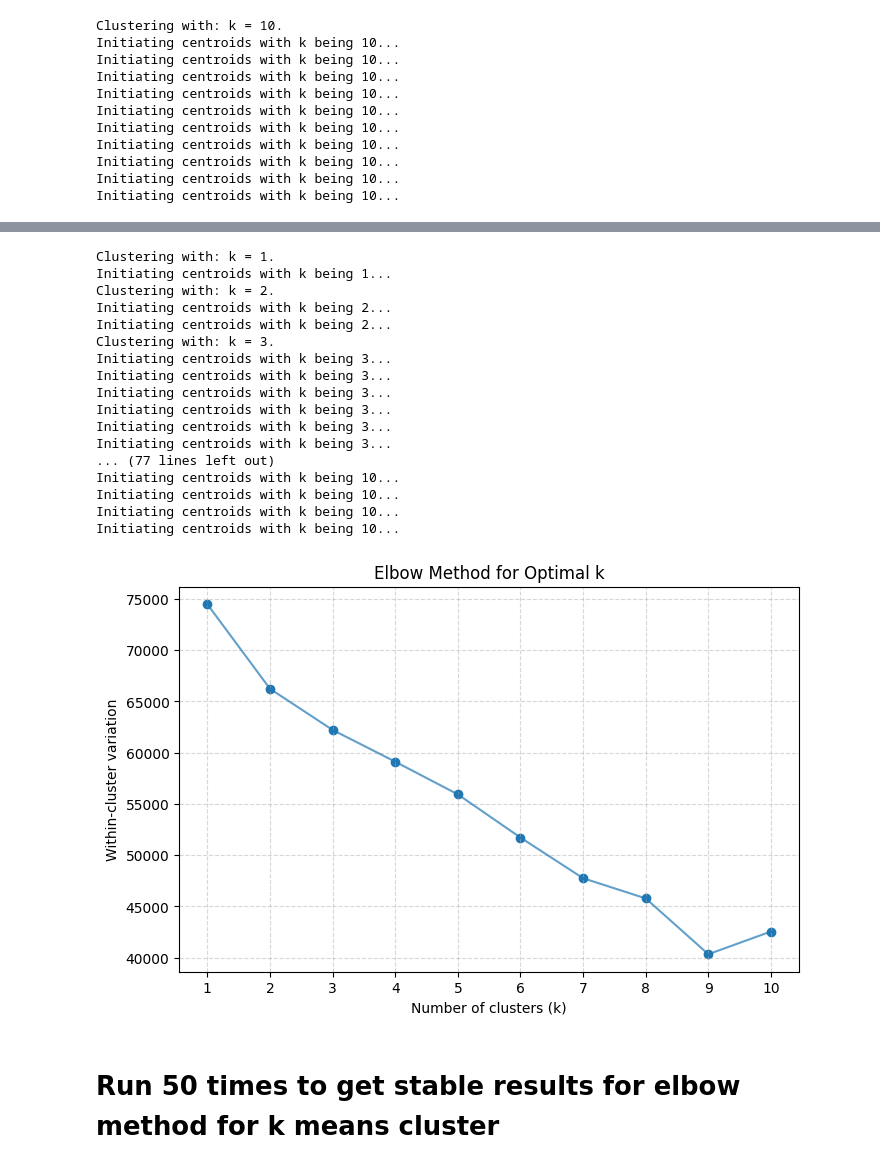
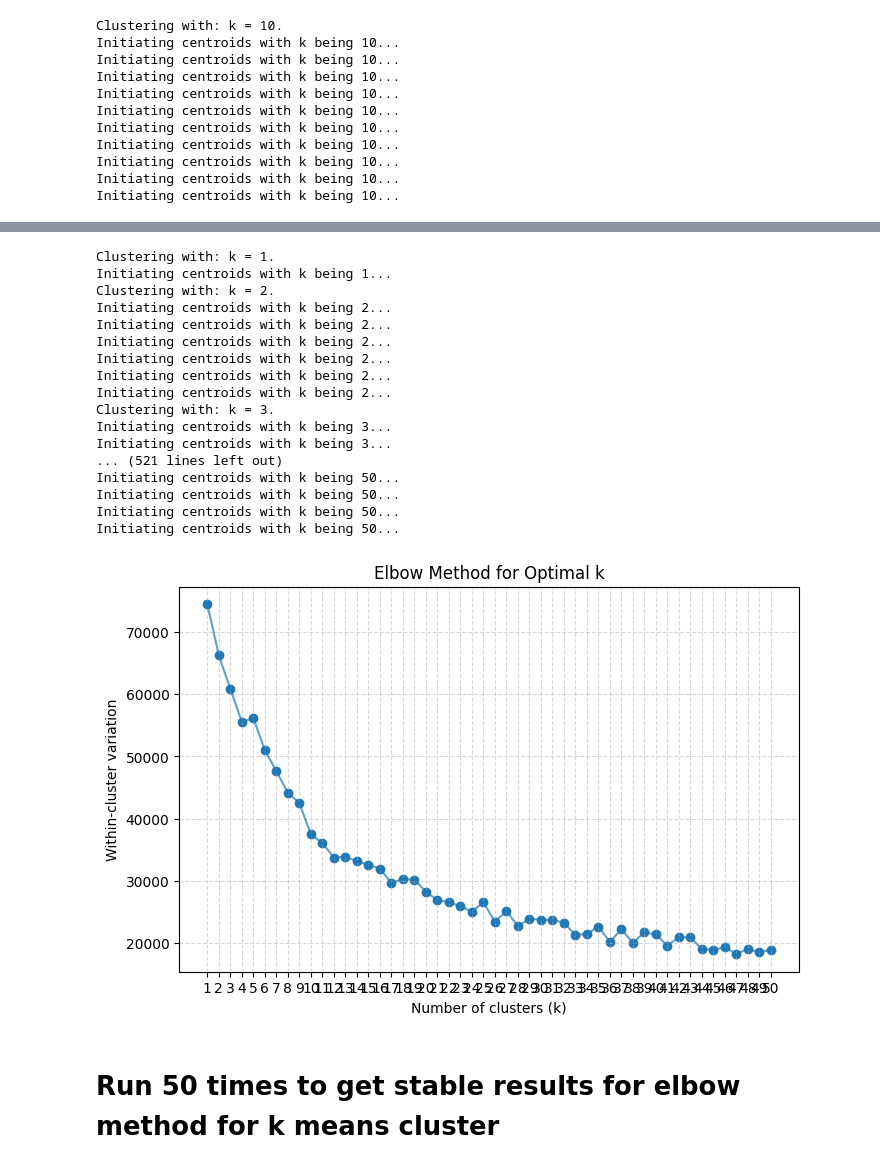
Before and after one commit to wsxrfv9090/Quantitative-Investment-Algorithms, a Jupyter notebook: Clustering Analysis.ipynb, the cells around one changed output, grey strips where cells are left out. Drawn from its saved outputs; the diff is of its cells as text; code cells hidden in the pictures.

```diff
--- a/Clustering Analysis.ipynb
+++ b/Clustering Analysis.ipynb
@@ -92,24 +88,24 @@ torch.Size([5321, 14]) torch.Size([5321]) torch.Size([10, 14]) 37773.89106578499
 # %%
-variations = kmc.k_means_assessment(X_gpu, 10)
+variations = kmc.k_means_assessment(X_gpu, 50)
 # %% [output]
 Clustering with: k = 1.
 Initiating centroids with k being 1...
 Clustering with: k = 2.
 Initiating centroids with k being 2...
 Initiating centroids with k being 2...
+Initiating centroids with k being 2...
+Initiating centroids with k being 2...
+Initiating centroids with k being 2...
+Initiating centroids with k being 2...
 Clustering with: k = 3.
 Initiating centroids with k being 3...
 Initiating centroids with k being 3...
-Initiating centroids with k being 3...
-Initiating centroids with k being 3...
-Initiating centroids with k being 3...
-Initiating centroids with k being 3...
-... (77 lines left out)
-Initiating centroids with k being 10...
-Initiating centroids with k being 10...
-Initiating centroids with k being 10...
-Initiating centroids with k being 10...
+... (521 lines left out)
+Initiating centroids with k being 50...
+Initiating centroids with k being 50...
+Initiating centroids with k being 50...
+Initiating centroids with k being 50...
-[figure, old version]
+[figure, new version]
 # %% [markdown]
 # Run 50 times to get stable results for elbow method for k means cluster
 # %%
```
Also changed, not shown: parts of 2 cells of this notebook, 2 other files.
